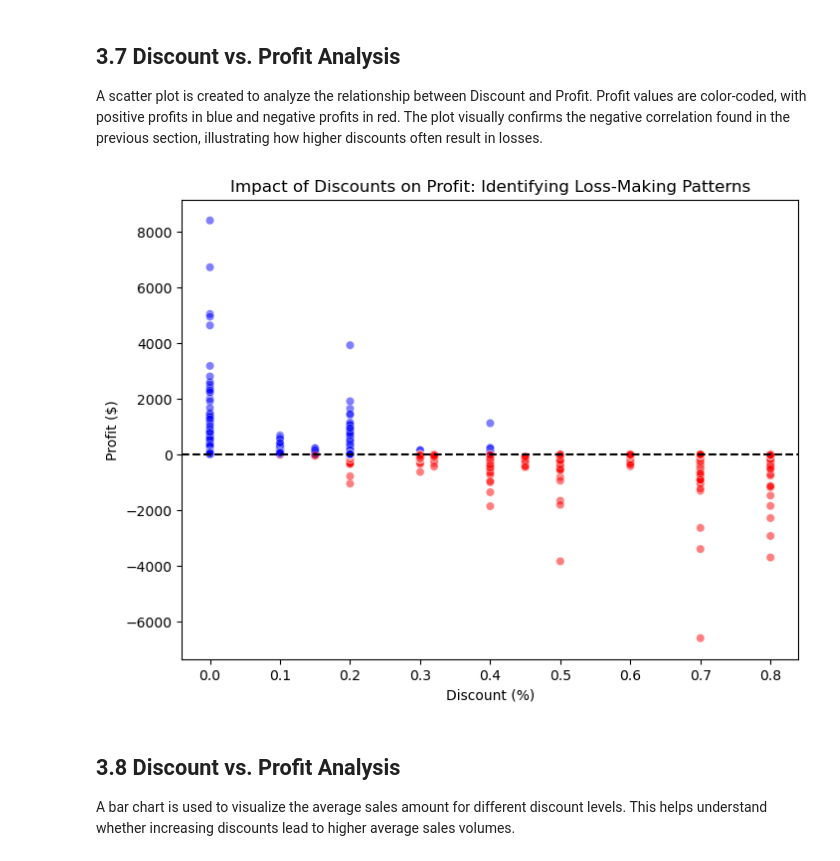
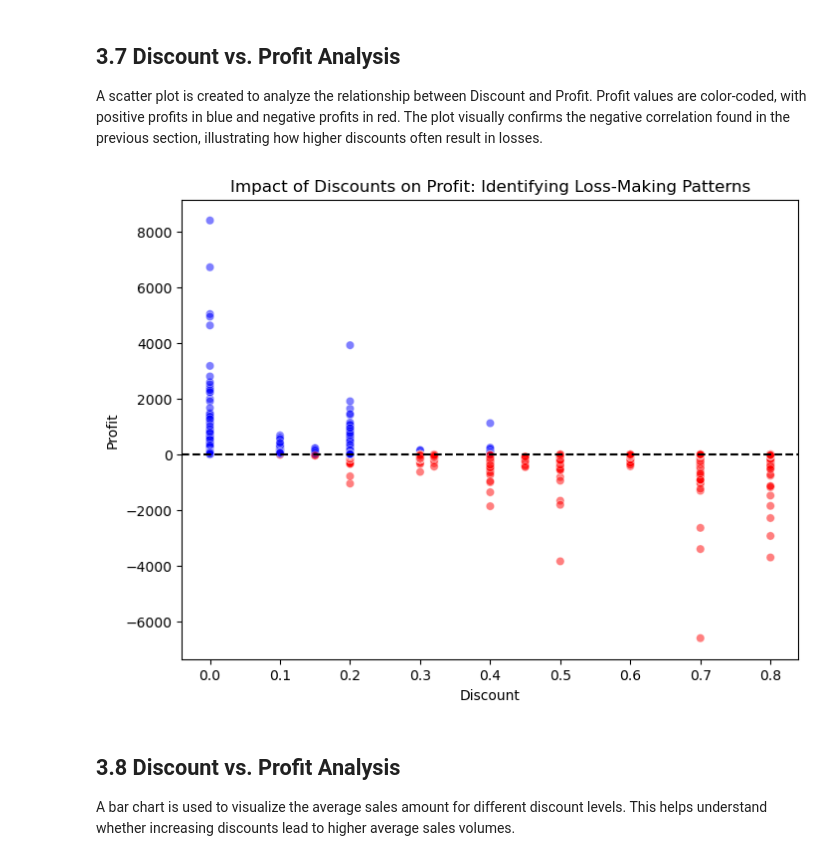
Before and after one commit to jgp-13/Superstore_Sales_Data, a Jupyter notebook: notebooks/03-Data_Visualisation.ipynb, the cells around one changed output. Cells and saved outputs as stored; diff of their text form; code cells hidden in the pictures.

Commit message:
update of README file and visualisations

```diff
--- a/notebooks/03-Data_Visualisation.ipynb
+++ b/notebooks/03-Data_Visualisation.ipynb
@@ -84,26 +88,27 @@ A scatter plot is created to analyze the relationship between Discount and Profi
 # %%
 import matplotlib.pyplot as plt
 import seaborn as sns
 
 # Create a color column where positive profit is blue and negative is red
 df_clean["Profit_Color"] = df_clean["Profit"].apply(lambda x: "blue" if x >= 0 else "red")
 
 plt.figure(figsize=(8,6))
 sns.scatterplot(data=df_clean,
                 x="Discount",
                 y="Profit",
                 alpha=0.5,
                 hue=df_clean["Profit"] >= 0,
                 palette={True: "blue", False: "red"},
                 legend=False)
 
-plt.xlabel("Discount (%)")
-plt.ylabel("Profit ($)")
+plt.xlabel("Discount")
+plt.ylabel("Profit")
 plt.title("Impact of Discounts on Profit: Identifying Loss-Making Patterns")
 plt.axhline(0, color='black', linestyle='dashed')
+plt.savefig(os.path.join(FIGURES_DIR,'scatter_disc_vs_profit.png'), format = 'png')
 plt.show()
 # %% [output]
-[figure, old version]
+[figure, new version]
 # %% [markdown]
 ## 3.8 Discount vs. Profit Analysis
 A bar chart is used to visualize the average sales amount for different discount levels. This helps understand whether increasing discounts lead to higher average sales volumes.
```
Also changed, not shown: parts of 6 cells of this notebook, 10 other files.
